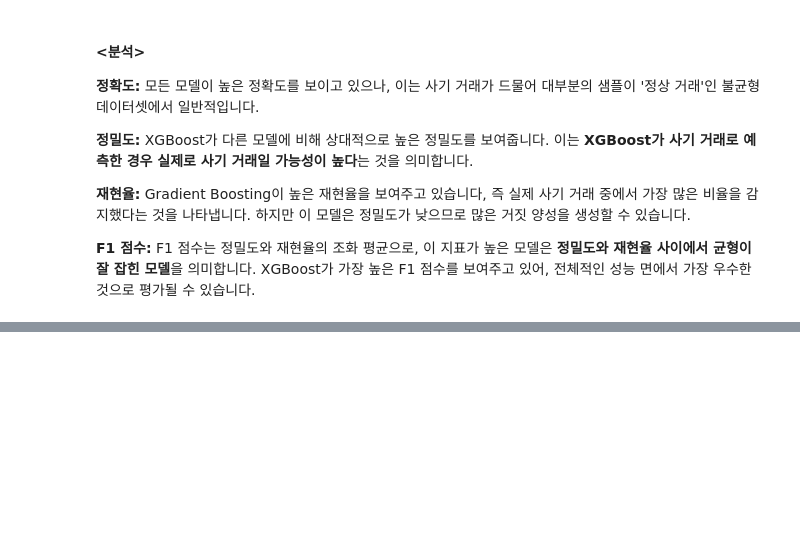
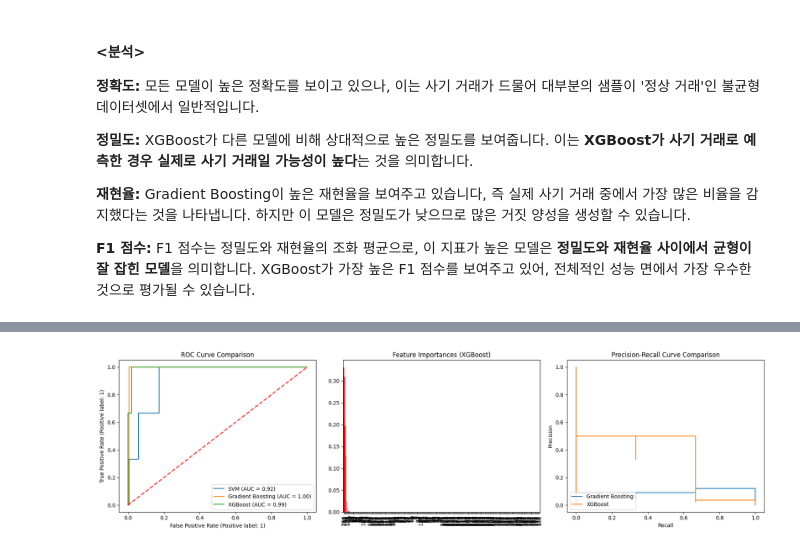
Before and after one commit to pixelwizard2/GuardianPay---Protecting-Against-Lost-Card-and-Copied-Card-Transactions, a Jupyter notebook: GuardianPay_code_(한국어).ipynb, the cells around one changed output, grey strips where cells are left out. Drawn from its saved outputs; the diff is of its cells as text; code cells hidden in the pictures; blank space fills up the shorter version.

```diff
--- a/GuardianPay_code_(한국어).ipynb
+++ b/GuardianPay_code_(한국어).ipynb
@@ -675,0 +620,33 @@ ValueError: shape mismatch: objects cannot be broadcast to a single shape.  Mism
+# %%
+from sklearn.metrics import RocCurveDisplay, PrecisionRecallDisplay
+
+# 1행 3열의 서브플롯을 생성합니다.
+fig, axs = plt.subplots(1, 3, figsize=(18, 5))
+
+# ROC 곡선을 그립니다. (SVM의 경우 decision_function을 사용)
+RocCurveDisplay.from_estimator(svm_pipeline, X_test, y_test, ax=axs[0], name='SVM')
+RocCurveDisplay.from_estimator(gb_pipeline, X_test, y_test, ax=axs[0], name='Gradient Boosting')
+RocCurveDisplay.from_estimator(xgb_pipeline, X_test, y_test, ax=axs[0], name='XGBoost')
+axs[0].plot([0, 1], [0, 1], linestyle='--', lw=2, color='r', label='Chance', alpha=.8)
+axs[0].set_title('ROC Curve Comparison')
+
+# 특성 중요도를 그립니다. (XGBoost 모델 사용)
+xgb_feature_importances = xgb_pipeline.named_steps['classifier'].feature_importances_
+indices = np.argsort(xgb_feature_importances)[::-1]
+axs[1].bar(range(len(xgb_feature_importances)), xgb_feature_importances[indices], color="r", align="center")
+axs[1].set_title("Feature Importances (XGBoost)")
+axs[1].set_xticks(range(len(xgb_feature_importances)))
+axs[1].set_xticklabels(indices, rotation=90)
+axs[1].set_xlim([-1, len(xgb_feature_importances)])
+
+# 이 부분은 그래디언트 부스팅 또는 XGBoost 모델에 대한 정밀도-재현율 곡선을 그립니다.
+precision_gb, recall_gb, _ = precision_recall_curve(y_test, gb_pipeline.predict_proba(X_test)[:, 1])
+PrecisionRecallDisplay(precision=precision_gb, recall=recall_gb).plot(ax=axs[2], name='Gradient Boosting')
+precision_xgb, recall_xgb, _ = precision_recall_curve(y_test, xgb_pipeline.predict_proba(X_test)[:, 1])
+PrecisionRecallDisplay(precision=precision_xgb, recall=recall_xgb).plot(ax=axs[2], name='XGBoost')
+axs[2].set_title('Precision-Recall Curve Comparison')
+
+plt.tight_layout()
+plt.show()
+# %% [output]
+[figure, added]
```
Also changed, not shown: parts of 2 cells of this notebook.
